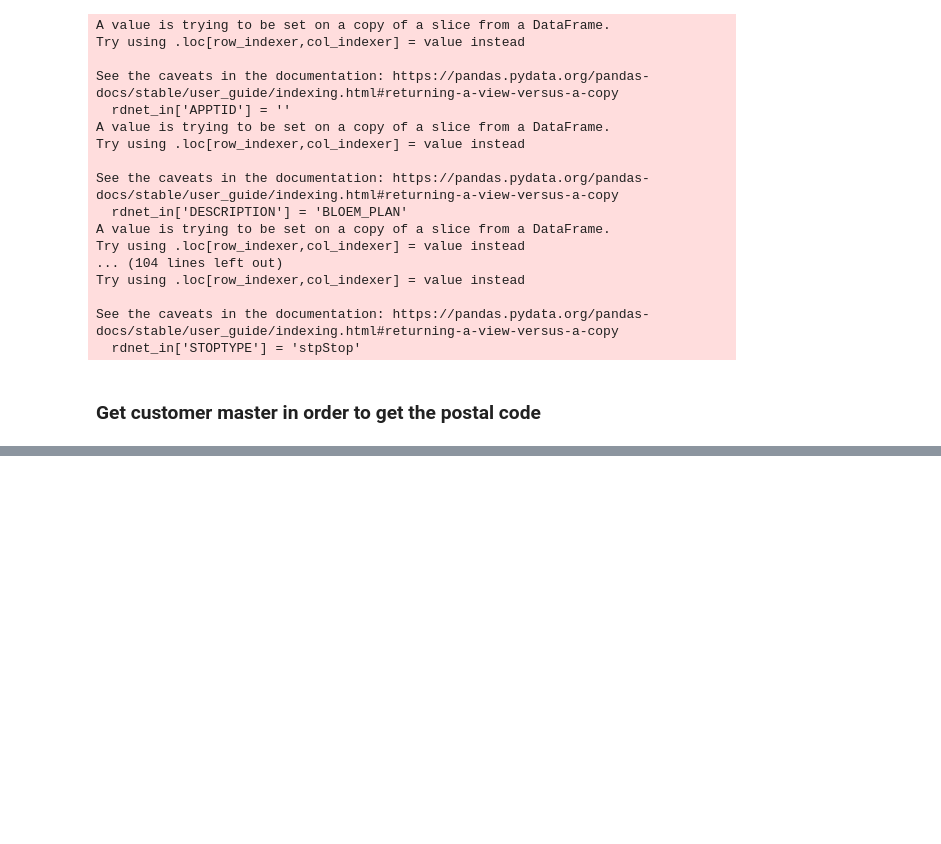
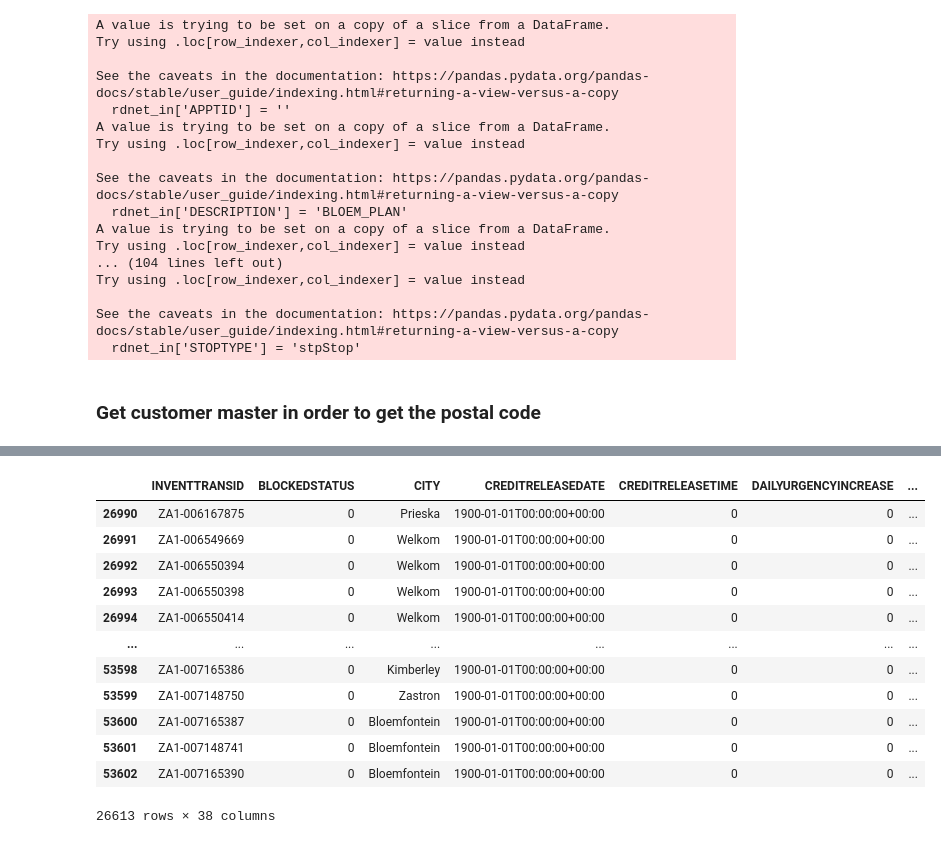
Before and after one commit to Lodewikus/CCBA_IPT, a Jupyter notebook: roadnet.ipynb, the cells around one changed output, grey strips where cells are left out. Cells and saved outputs as stored; diff of their text form; code cells hidden in the pictures; blank space fills up the shorter version.

```diff
--- a/roadnet.ipynb
+++ b/roadnet.ipynb
@@ -339,0 +382,16 @@ rdnet_in.to_csv(roadnet_inbound_file,index=False)
+# %%
+duplicateRows
+# %% [output]
+|  | INVENTTRANSID | BLOCKEDSTATUS | CITY | CREDITRELEASEDATE | CREDITRELEASETIME | DAILYURGENCYINCREASE | ... |
+| 26990 | ZA1-006167875 | 0 | Prieska | 1900-01-01T00:00:00+00:00 | 0 | 0 | ... |
+| 26991 | ZA1-006549669 | 0 | Welkom | 1900-01-01T00:00:00+00:00 | 0 | 0 | ... |
+| 26992 | ZA1-006550394 | 0 | Welkom | 1900-01-01T00:00:00+00:00 | 0 | 0 | ... |
+| 26993 | ZA1-006550398 | 0 | Welkom | 1900-01-01T00:00:00+00:00 | 0 | 0 | ... |
+| 26994 | ZA1-006550414 | 0 | Welkom | 1900-01-01T00:00:00+00:00 | 0 | 0 | ... |
+| ... | ... | ... | ... | ... | ... | ... | ... |
+| 53598 | ZA1-007165386 | 0 | Kimberley | 1900-01-01T00:00:00+00:00 | 0 | 0 | ... |
+| 53599 | ZA1-007148750 | 0 | Zastron | 1900-01-01T00:00:00+00:00 | 0 | 0 | ... |
+| 53600 | ZA1-007165387 | 0 | Bloemfontein | 1900-01-01T00:00:00+00:00 | 0 | 0 | ... |
+| 53601 | ZA1-007148741 | 0 | Bloemfontein | 1900-01-01T00:00:00+00:00 | 0 | 0 | ... |
+| 53602 | ZA1-007165390 | 0 | Bloemfontein | 1900-01-01T00:00:00+00:00 | 0 | 0 | ... |
+26613 rows × 38 columns
```
Also changed, not shown: parts of 7 cells of this notebook.
